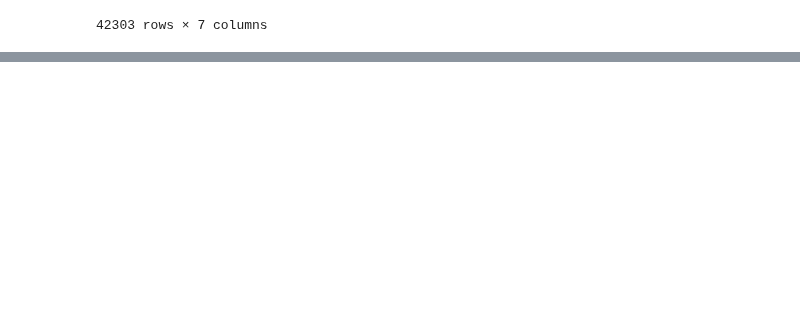
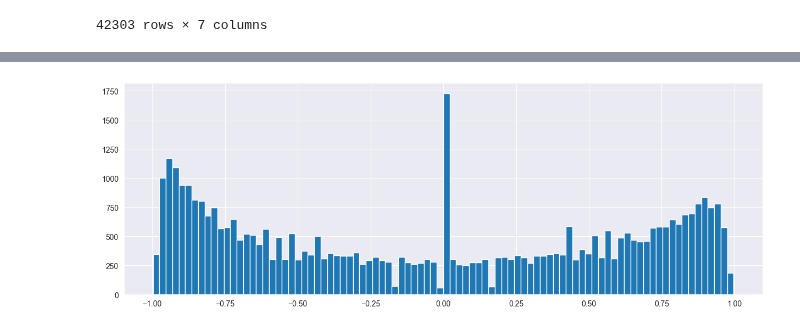
Before and after one commit to epfl-ada/ada-2023-project-dataexplorers, a Jupyter notebook: sentimentAnalysis.ipynb, the cells around one changed output, grey strips where cells are left out. Saved outputs shown, nothing was run; the diff lists cells and outputs as text; code cells hidden in the pictures; blank space fills up the shorter version.

```diff
--- a/sentimentAnalysis.ipynb
+++ b/sentimentAnalysis.ipynb
@@ -87,0 +193,6 @@ plots
+# %%
+fig, ax = plt.subplots(figsize=(15, 5))
+ax.hist(plots['ending_compound_sentiment'],bins=90)
+plt.show()
+# %% [output]
+[figure, added]
```
Also changed, not shown: parts of 20 cells of this notebook.
